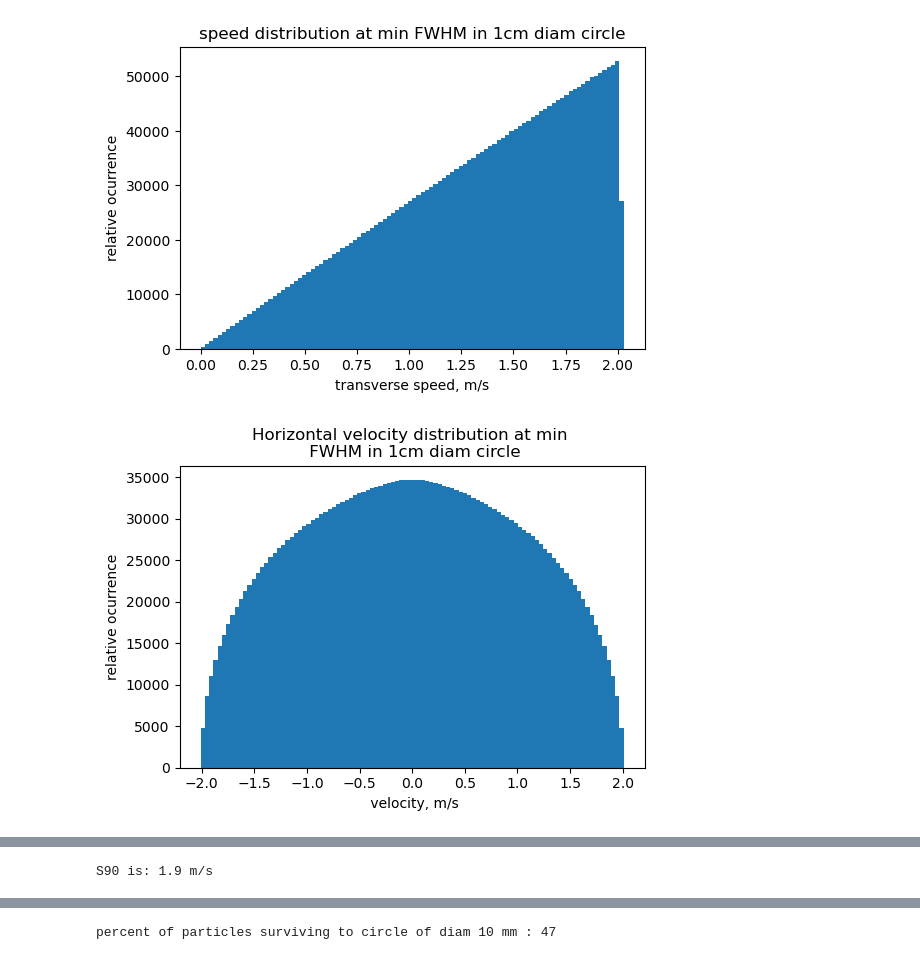
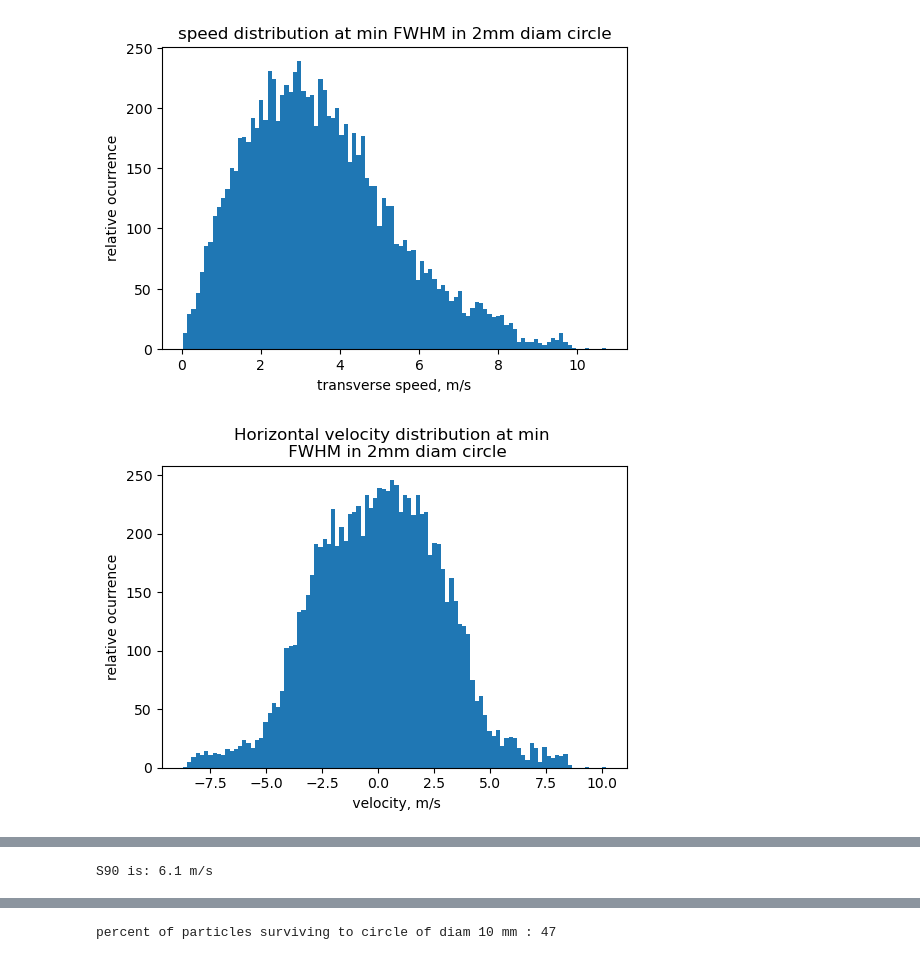
Before and after one commit to BillyTheKidPhysicist/storageRing, a Jupyter notebook: storageRingModel/analysis/collectorLensAnalysis.ipynb, the cells around one changed output, grey strips where cells are left out. Saved outputs shown, nothing was run; the diff lists cells and outputs as text; code cells hidden in the pictures.

```diff
--- a/storageRingModel/analysis/collectorLensAnalysis.ipynb
+++ b/storageRingModel/analysis/collectorLensAnalysis.ipynb
@@ -29,13 +41,21 @@ def make_point_source_swarm(num_particles):
     rotate_swarm(swarm)
     return swarm
 def make_simulated_swarm(num_particles):
-    file='/Users/williamdebenham/Desktop/storageRing/storageRing/storageRingModel/massiveSwarms/300millionParticles_Theory.txt'
+    file='/Users/williamdebenham/Desktop/storageRing/storageRing/storageRingModel/massiveSwarms/100millionParticles_3mk.txt'
     particle_data=np.loadtxt(file)
     np.random.shuffle(particle_data)
     swarm_initial=Swarm()
-    for data in particle_data[:num_particles]:
+    delta_vx=-3.0
+    i=0
+    for data in particle_data:
+        i+=1
         x,y,z,px,py,pz=data
-        swarm_initial.add_new_particle(np.array([x,y,z]),np.array([px,py,pz]))
+        px+=delta_vx
+        qi,pi=np.array([x,y,z]),np.array([px,py,pz])
+        if is_Particle_Valid_geom(qi,pi):
+            swarm_initial.add_new_particle(qi=qi,pi=pi)
+            if len(swarm_initial)==num_particles:
+                break
     return swarm_initial
 
 def make_small_source_swarm(num_particles):
@@ -70,17 +90,12 @@ from ParticleClass import Swarm
 
 def trace_swarm(num_particles_to_trace,source_type='point'):
     swarm_initial=make_swarm(num_particles_to_trace,source_type)
-    work_size=300_000
-    swarm_traced=Swarm()
-    while len(swarm_initial)>0:
-        print(len(swarm_initial))
-        swarm_to_trace=transfer_particles_to_new_swarm(swarm_initial,work_size)
-        swarm_traced_small=st.trace_swarm_through_lattice(swarm_to_trace,5e-6,1.0,parallel=True,use_fast_mode=True,steps_per_logging=10,accelerated=True)
-        swarm_traced.particles.extend(swarm_traced_small.particles)
+    work_size=500_000
+    swarm_traced=st.trace_swarm_through_lattice(swarm_initial,5e-6,1.0,parallel=False,use_fast_mode=True,steps_per_logging=10,accelerated=True)
     return swarm_traced
 t=time.time()
-num_particles_approx=10_000_000
-source_type='point'
+num_particles_approx=30_000_000
+source_type='simulated'
 swarm_traced=trace_swarm(num_particles_approx,source_type=source_type)
 num_particles=len(swarm_traced)
 analyzer=CollectorSwarmAnalyzer(swarm_traced,lattice)
@@ -248,31 +273,34 @@ D90 at min FWHM: 0.17 mm
 # %%
 ### velocity distribution in 1cm diam circle at min FWHM
-r_ap_circle=5 #mm
-y_vals,z_vals,p_vals=analyzer.interpolate(1.894, max_radius_mm=r_ap_circle,return_p=True)
+r_ap_circle=1 #mm
+fwhm_x_focus=1.894
+y_vals,z_vals,p_vals=analyzer.interpolate(fwhm_x_focus, max_radius_mm=r_ap_circle,return_p=True)
 px_vals,py_vals,pz_vals=p_vals.T
 speed_trans=np.sqrt(py_vals**2+pz_vals**2)
 
+circle_diam_str=str(round(2*r_ap_circle,2))
+
 plt.figure(dpi=100)
-plt.title("speed distribution at min FWHM in 1cm diam circle")
+plt.title("speed distribution at min FWHM in "+circle_diam_str+"mm diam circle")
 plt.hist(speed_trans,bins=100)
 plt.ylabel('relative ocurrence')
 plt.xlabel("transverse speed, m/s")
 plt.show()
 plt.figure(dpi=100)
-plt.title("Horizontal velocity distribution at min \n FWHM in 1cm diam circle")
+plt.title("Horizontal velocity distribution at min \n FWHM in "+ circle_diam_str+"mm diam circle")
 plt.hist(py_vals,bins=100)
 plt.ylabel('relative ocurrence')
 plt.xlabel(" velocity, m/s")
 plt.show()
 plt.figure(dpi=100)
-plt.title("Vertical velocity distribution at min \n FWHM in 1cm diam circle")
+plt.title("Vertical velocity distribution at min \n FWHM in "+circle_diam_str+"mm diam circle")
 plt.hist(pz_vals,bins=100)
 plt.xlabel("velocity, m/s")
 plt.ylabel('relative ocurrence')
 plt.show()
 
 s90=np.sort(speed_trans)[round(len(speed_trans)*.9)]
 print("S90 is: "+str(round(s90,1))+' m/s')
 # %% [output]
-[figure, old version]
+[figure, new version]
-[figure, old version]
+[figure, new version]
@@ -280 +308 @@ print("S90 is: "+str(round(s90,1))+' m/s')
-S90 is: 1.9 m/s
+S90 is: 6.1 m/s
```
Also changed, not shown: parts of 21 cells of this notebook, 10 other files.
